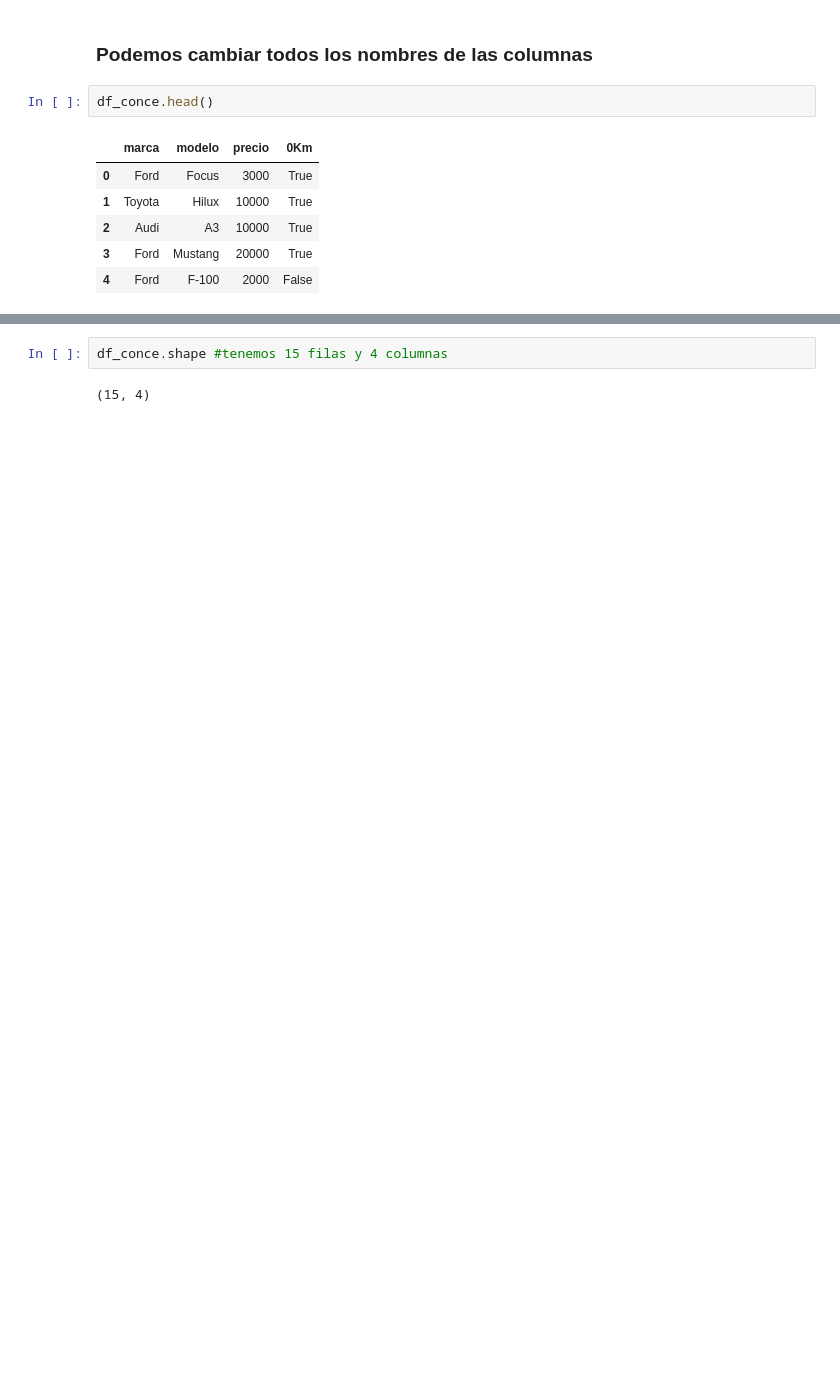
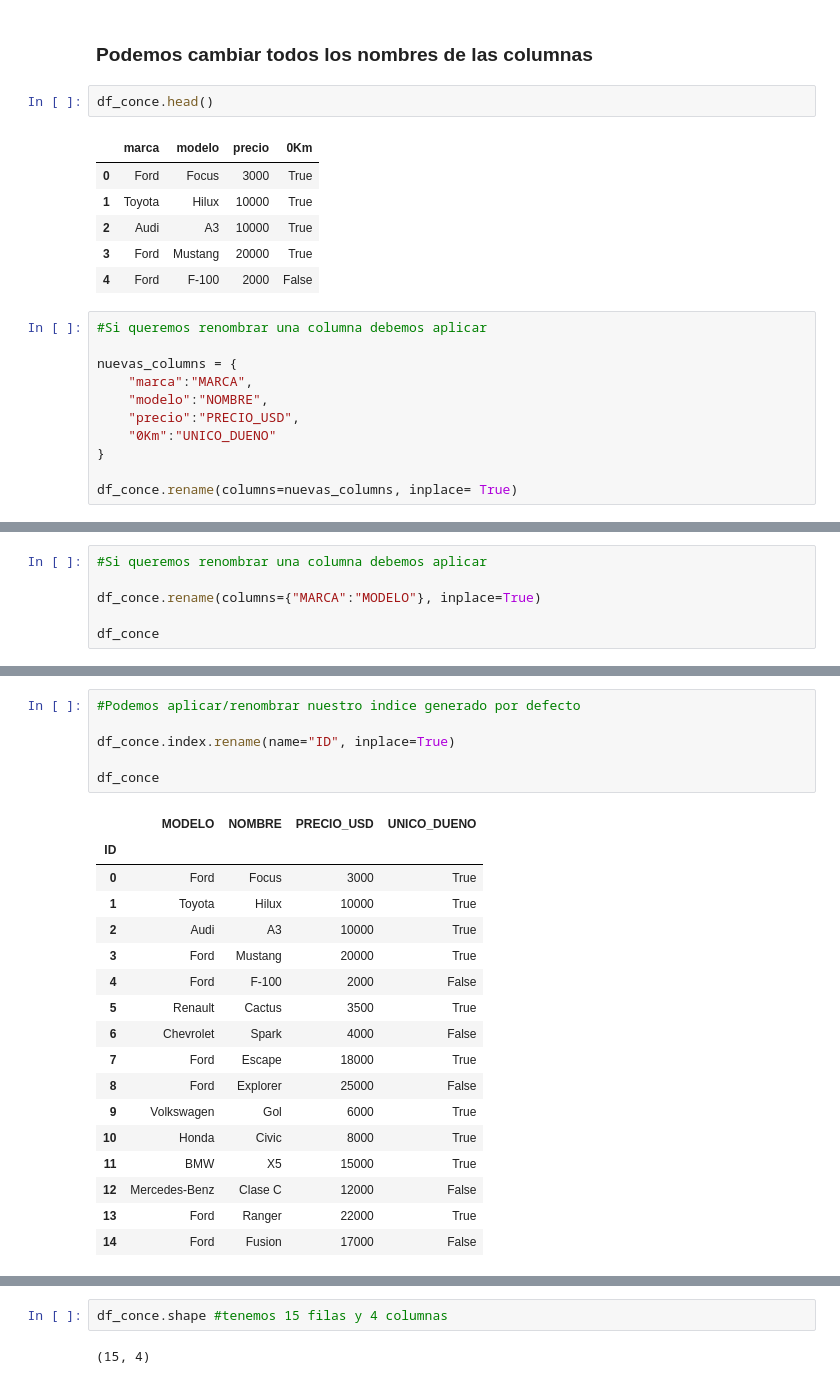
Before and after one commit to facuescalante/recursos-analisis-datos, a Jupyter notebook: 12_Pandas_2/practicaClase12 .ipynb, the cells around one changed output, grey strips where cells are left out. Drawn from its saved outputs; the diff is of its cells as text; blank space fills up the shorter version.

Commit message:
practica clase 12 full 🤗

```diff
--- a/12_Pandas_2/practicaClase12 .ipynb
+++ b/12_Pandas_2/practicaClase12 .ipynb
@@ -217,3 +445,14 @@ df_conce.head()
 | 2 | Audi | A3 | 10000 | True |
 | 3 | Ford | Mustang | 20000 | True |
 | 4 | Ford | F-100 | 2000 | False |
+# %%
+#Si queremos renombrar una columna debemos aplicar
+
+nuevas_columns = {
+    "marca":"MARCA",
+    "modelo":"NOMBRE",
+    "precio":"PRECIO_USD",
+    "0Km":"UNICO_DUENO"
+}
+
+df_conce.rename(columns=nuevas_columns, inplace= True)
@@ -219,0 +478,6 @@ df_conce.head()
+# %%
+#Si queremos renombrar una columna debemos aplicar
+
+df_conce.rename(columns={"MARCA":"MODELO"}, inplace=True)
+
+df_conce
@@ -219,0 +501,24 @@ df_conce.head()
+# %%
+#Podemos aplicar/renombrar nuestro indice generado por defecto
+
+df_conce.index.rename(name="ID", inplace=True)
+
+df_conce
+# %% [output]
+|  | MODELO | NOMBRE | PRECIO_USD | UNICO_DUENO |
+| ID |  |  |  |  |
+| 0 | Ford | Focus | 3000 | True |
+| 1 | Toyota | Hilux | 10000 | True |
+| 2 | Audi | A3 | 10000 | True |
+| 3 | Ford | Mustang | 20000 | True |
+| 4 | Ford | F-100 | 2000 | False |
+| 5 | Renault | Cactus | 3500 | True |
+| 6 | Chevrolet | Spark | 4000 | False |
+| 7 | Ford | Escape | 18000 | True |
+| 8 | Ford | Explorer | 25000 | False |
+| 9 | Volkswagen | Gol | 6000 | True |
+| 10 | Honda | Civic | 8000 | True |
+| 11 | BMW | X5 | 15000 | True |
+| 12 | Mercedes-Benz | Clase C | 12000 | False |
+| 13 | Ford | Ranger | 22000 | True |
+| 14 | Ford | Fusion | 17000 | False |
```
Also changed, not shown: parts of 56 cells of this notebook.
